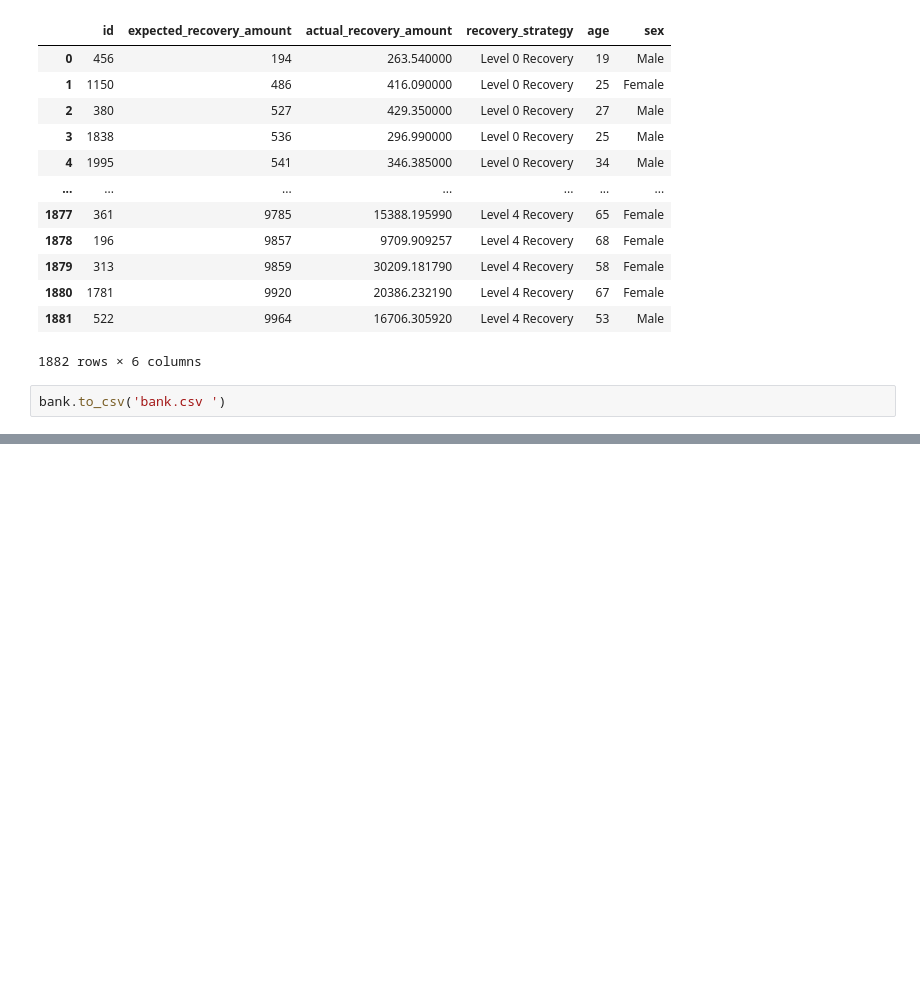
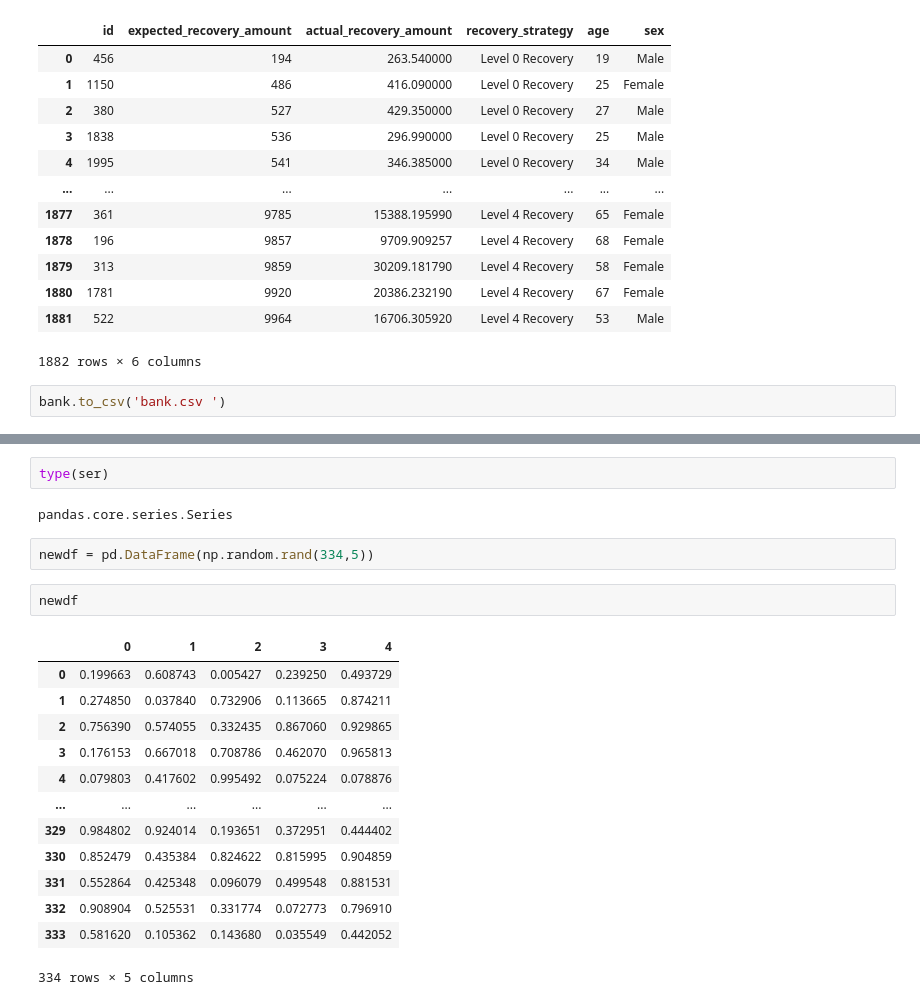
Before and after one commit to albinbenny99/Pandas, a Jupyter notebook: pandas1.ipynb, the cells around one changed output, grey strips where cells are left out. Cells and saved outputs as stored; diff of their text form; blank space fills up the shorter version.

Commit message:
Pandas Completed

```diff
--- a/pandas1.ipynb
+++ b/pandas1.ipynb
@@ -95,0 +119,22 @@ bank.to_csv('bank.csv ')
+# %%
+type(ser)
+# %% [output]
+pandas.core.series.Series
+# %%
+newdf = pd.DataFrame(np.random.rand(334,5))
+# %%
+newdf
+# %% [output]
+|  | 0 | 1 | 2 | 3 | 4 |
+| 0 | 0.199663 | 0.608743 | 0.005427 | 0.239250 | 0.493729 |
+| 1 | 0.274850 | 0.037840 | 0.732906 | 0.113665 | 0.874211 |
+| 2 | 0.756390 | 0.574055 | 0.332435 | 0.867060 | 0.929865 |
+| 3 | 0.176153 | 0.667018 | 0.708786 | 0.462070 | 0.965813 |
+| 4 | 0.079803 | 0.417602 | 0.995492 | 0.075224 | 0.078876 |
+| ... | ... | ... | ... | ... | ... |
+| 329 | 0.984802 | 0.924014 | 0.193651 | 0.372951 | 0.444402 |
+| 330 | 0.852479 | 0.435384 | 0.824622 | 0.815995 | 0.904859 |
+| 331 | 0.552864 | 0.425348 | 0.096079 | 0.499548 | 0.881531 |
+| 332 | 0.908904 | 0.525531 | 0.331774 | 0.072773 | 0.796910 |
+| 333 | 0.581620 | 0.105362 | 0.143680 | 0.035549 | 0.442052 |
+334 rows × 5 columns
```
Also changed, not shown: parts of 25 cells of this notebook.
